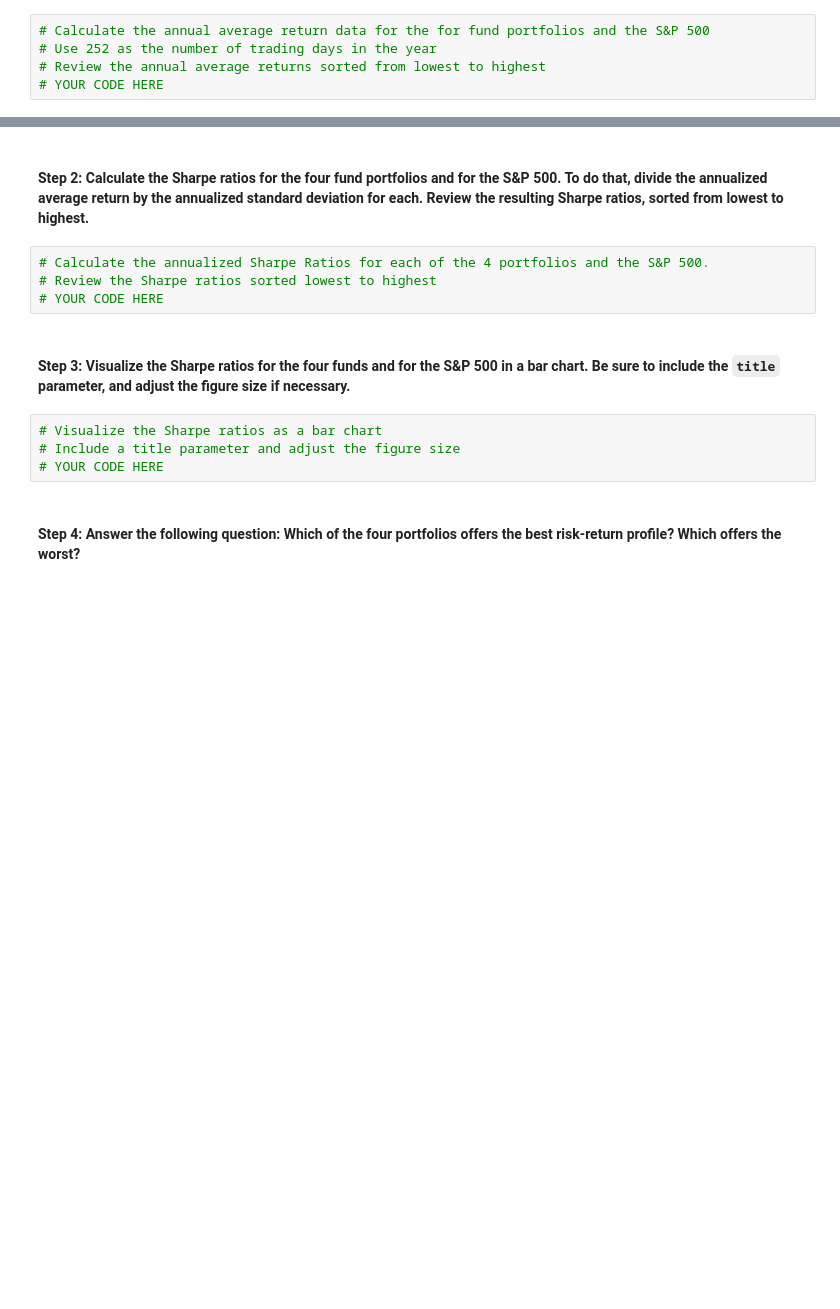
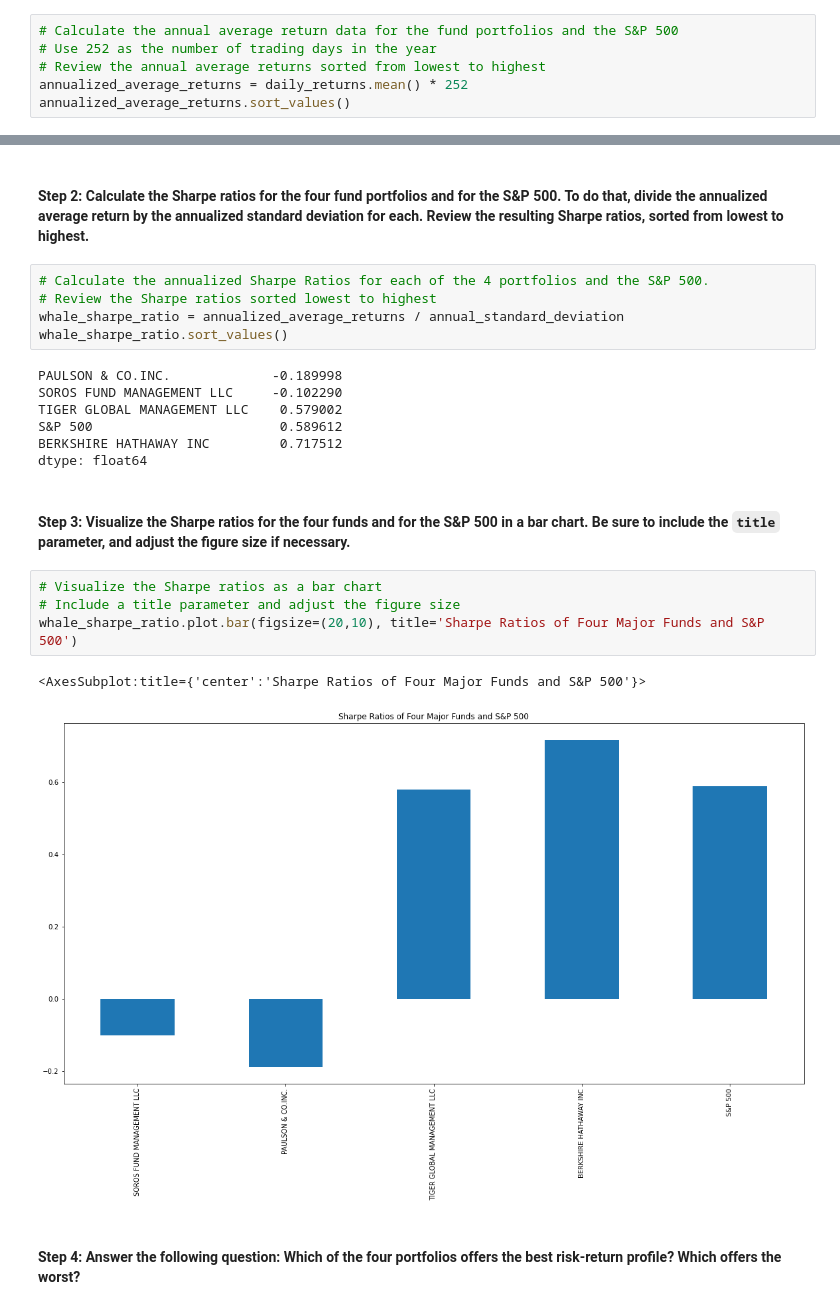
Before and after one commit to jpmaddox97/module_4_challenge, a Jupyter notebook: Starter_Code/risk_return_analysis.ipynb, the cells around one changed output, grey strips where cells are left out. Cells and saved outputs as stored; diff of their text form; blank space fills up the shorter version.

Commit message:
Calculated sharpe ratios for the different funds

```diff
--- a/Starter_Code/risk_return_analysis.ipynb
+++ b/Starter_Code/risk_return_analysis.ipynb
@@ -302,7 +302,8 @@ To determine the overall risk of an asset or portfolio, quantitative analysts an
 # %% [markdown]
 #### Step 1: Use the daily return DataFrame to calculate the annualized average return data for the four fund portfolios and for the S&P 500. Use 252 for the number of trading days. Review the annualized average returns, sorted from lowest to highest.
 # %%
-# Calculate the annual average return data for the for fund portfolios and the S&P 500
+# Calculate the annual average return data for the fund portfolios and the S&P 500
 # Use 252 as the number of trading days in the year
 # Review the annual average returns sorted from lowest to highest
-# YOUR CODE HERE
+annualized_average_returns = daily_returns.mean() * 252
+annualized_average_returns.sort_values()
@@ -311,13 +319,24 @@ To determine the overall risk of an asset or portfolio, quantitative analysts an
 # %%
 # Calculate the annualized Sharpe Ratios for each of the 4 portfolios and the S&P 500.
 # Review the Sharpe ratios sorted lowest to highest
-# YOUR CODE HERE
+whale_sharpe_ratio = annualized_average_returns / annual_standard_deviation
+whale_sharpe_ratio.sort_values()
+# %% [output]
+PAULSON & CO.INC.             -0.189998
+SOROS FUND MANAGEMENT LLC     -0.102290
+TIGER GLOBAL MANAGEMENT LLC    0.579002
+S&P 500                        0.589612
+BERKSHIRE HATHAWAY INC         0.717512
+dtype: float64
 # %% [markdown]
 #### Step 3: Visualize the Sharpe ratios for the four funds and for the S&P 500 in a bar chart. Be sure to include the `title` parameter, and adjust the figure size if necessary.
 # %%
 # Visualize the Sharpe ratios as a bar chart
 # Include a title parameter and adjust the figure size
-# YOUR CODE HERE
+whale_sharpe_ratio.plot.bar(figsize=(20,10), title='Sharpe Ratios of Four Major Funds and S&P 500')
+# %% [output]
+<AxesSubplot:title={'center':'Sharpe Ratios of Four Major Funds and S&P 500'}>
+[figure, added]
 # %% [markdown]
 #### Step 4: Answer the following question: Which of the four portfolios offers the best risk-return profile? Which offers the worst?
 # %% [markdown]
```
Also changed, not shown: parts of 3 cells of this notebook.
